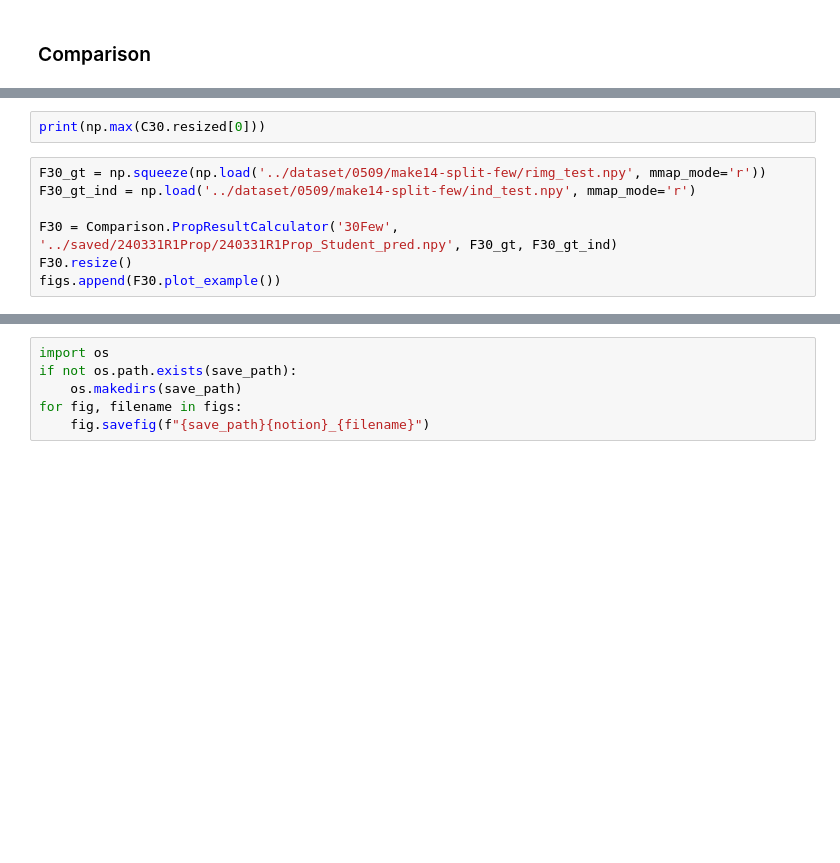
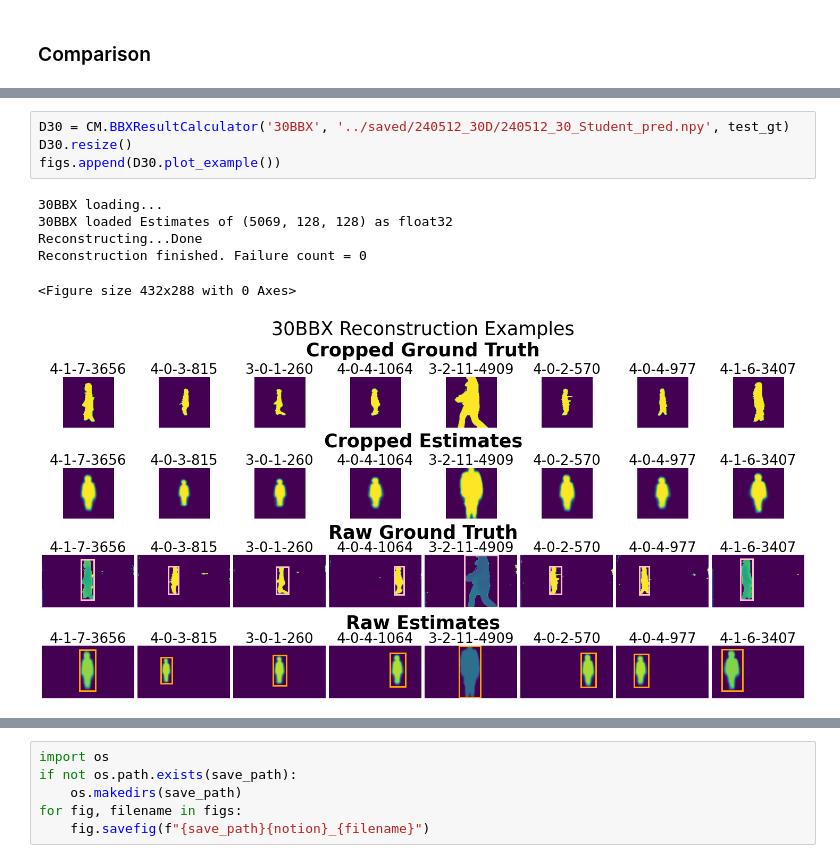
Before and after one commit to MilkywayCocktail/Models, a Jupyter notebook: BenchmarksV07C2.ipynb, the cells around one changed output, grey strips where cells are left out. Drawn from its saved outputs; the diff is of its cells as text; blank space fills up the shorter version.

```diff
--- a/BenchmarksV07C2.ipynb
+++ b/BenchmarksV07C2.ipynb
@@ -62,9 +52,11 @@ figs.append(C30.plot_example())
-# %%
-print(np.max(C30.resized[0]))
 # %%
-F30_gt = np.squeeze(np.load('../dataset/0509/make14-split-few/rimg_test.npy', mmap_mode='r'))
-F30_gt_ind = np.load('../dataset/0509/make14-split-few/ind_test.npy', mmap_mode='r')
-
-F30 = Comparison.PropResultCalculator('30Few', '../saved/240331R1Prop/240331R1Prop_Student_pred.npy', F30_gt, F30_gt_ind)
-F30.resize()
-figs.append(F30.plot_example())
+D30 = CM.BBXResultCalculator('30BBX', '../saved/240512_30D/240512_30_Student_pred.npy', test_gt)
+D30.resize()
+figs.append(D30.plot_example())
+# %% [output]
+30BBX loading...
+30BBX loaded Estimates of (5069, 128, 128) as float32
+Reconstructing...Done
+Reconstruction finished. Failure count = 0
+<Figure size 432x288 with 0 Axes>
+[figure, added]
```
Also changed, not shown: parts of 26 cells of this notebook, 5 other files.
